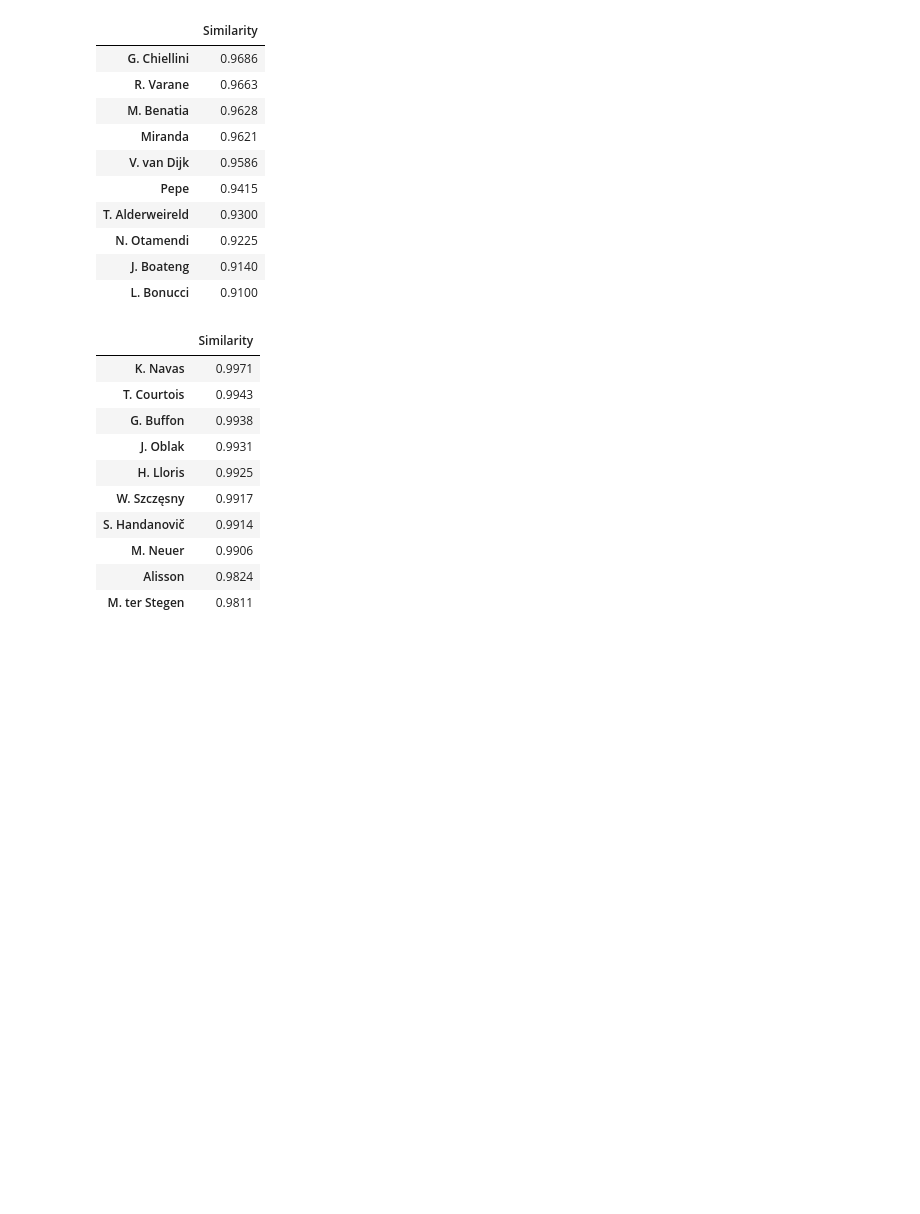
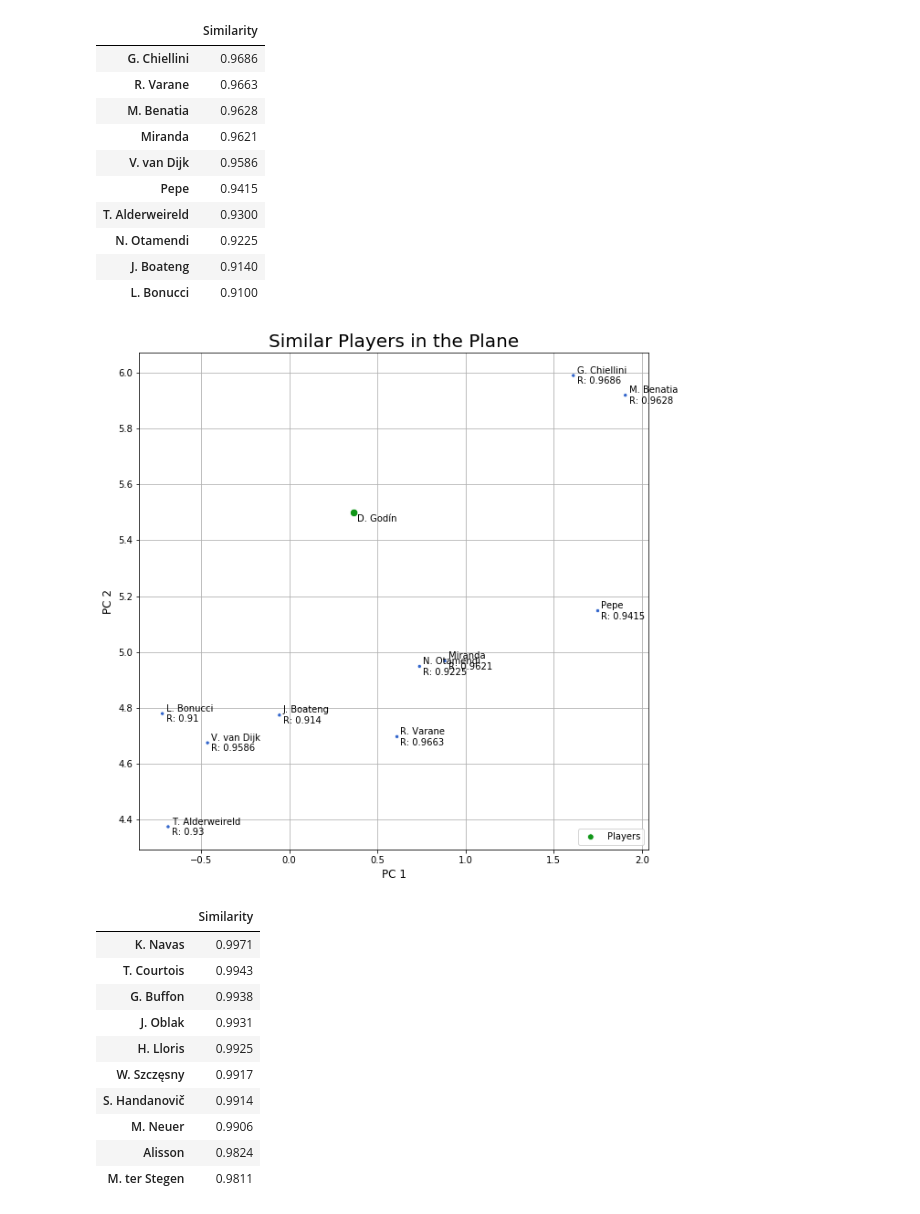
Before and after one commit to ansegura7/DataScience_FIFA19Data, a Jupyter notebook: code/SimilarityFunctions.ipynb, the cells around one changed output. Drawn from its saved outputs; the diff is of its cells as text; code cells hidden in the pictures; blank space fills up the shorter version.

```diff
--- a/code/SimilarityFunctions.ipynb
+++ b/code/SimilarityFunctions.ipynb
@@ -200,6 +252,7 @@ pd.DataFrame.from_dict(solution, orient='index', columns=['Similarity'])
 # %%
 # Show the N players most similar to 'D. Godín' using cosine metric
-solution = getMoreSimilarInstances(pcaDF, 'cosine', 10, 'D. Godín')
+target = 'D. Godín'
+solution = getMoreSimilarInstances(pcaDF, fSimilarity, nNeighbors, target)
 pd.DataFrame.from_dict(solution, orient='index', columns=['Similarity'])
 # %% [output]
 |  | Similarity |
@@ -213,5 +266,10 @@ pd.DataFrame.from_dict(solution, orient='index', columns=['Similarity'])
 | N. Otamendi | 0.9225 |
 | J. Boateng | 0.9140 |
 | L. Bonucci | 0.9100 |
+# %%
+# Plot the N players most similar to 'D. Godín' using cosine metric
+plot2DSimilarPlayers(pcaDF, solution, target)
+# %% [output]
+[figure, added]
 # %%
 # Show the N players most similar to 'De Gea' using cosine metric
```
Also changed, not shown: parts of 9 cells of this notebook, 1 other file.
